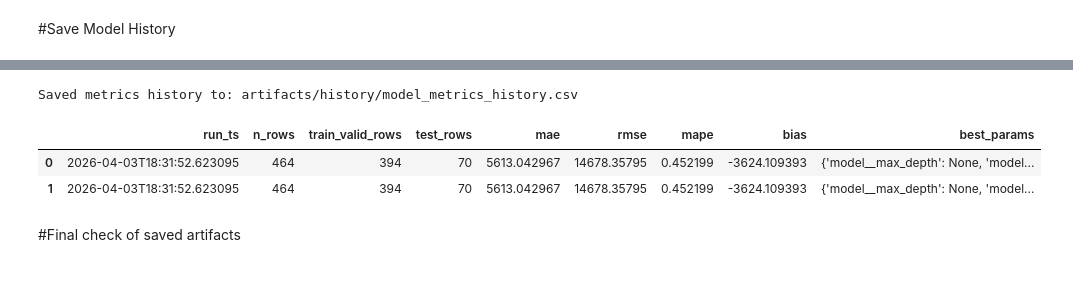
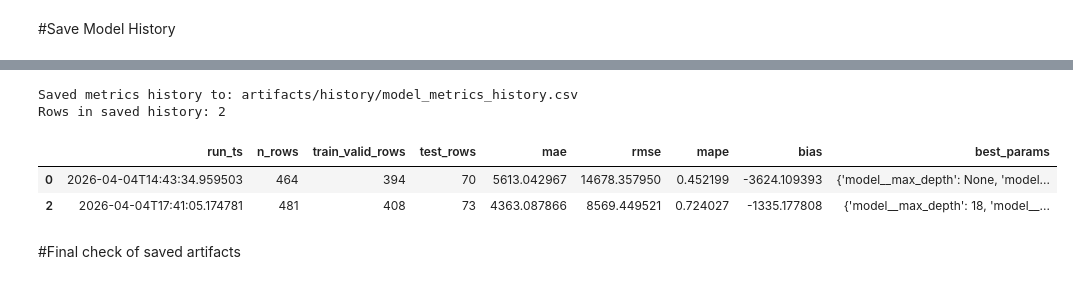
Before and after one commit to OPIM5512-JSB21017/myscrapers-jsb21017, a Jupyter notebook: notebooks/A08_modeling.ipynb, the cells around one changed output, grey strips where cells are left out. Cells and saved outputs as stored; diff of their text form; code cells hidden in the pictures.

```diff
--- a/notebooks/A08_modeling.ipynb
+++ b/notebooks/A08_modeling.ipynb
@@ -346,7 +366,7 @@ pipeline = Pipeline(steps=[
 
 param_grid = {
     "model__n_estimators": [100, 200],
-    "model__max_depth": [None, 10, 20],
+    "model__max_depth": [None, 10, 18],
     "model__min_samples_split": [2, 5],
     "model__min_samples_leaf": [1, 2],
 }
@@ -548,25 +591,35 @@ Saved PDP to: artifacts/pdp/pdp_year.png
 # %%
 # This file is what the trending notebook will use later.
+
+import os
+import pandas as pd
 
 os.makedirs("artifacts/history", exist_ok=True)
 
 history_path = "artifacts/history/model_metrics_history.csv"
 
+# If the file exists, load it and append the new run
 if os.path.exists(history_path):
     old_history = pd.read_csv(history_path)
     new_history = pd.concat([old_history, metrics_df], ignore_index=True)
 else:
     new_history = metrics_df.copy()
 
+# Only remove exact duplicates by run timestamp
+new_history = new_history.drop_duplicates(subset=["run_ts"], keep="last")
+
+# Save back to disk
 new_history.to_csv(history_path, index=False)
 
 print("Saved metrics history to:", history_path)
+print("Rows in saved history:", len(new_history))
 new_history.tail()
 # %% [output]
 Saved metrics history to: artifacts/history/model_metrics_history.csv
+Rows in saved history: 2
 |  | run_ts | n_rows | train_valid_rows | test_rows | mae | rmse | mape | bias | best_params |
-| 0 | 2026-04-03T18:31:52.623095 | 464 | 394 | 70 | 5613.042967 | 14678.35795 | 0.452199 | -3624.109393 | {'model__max_depth': None, 'model... |
-| 1 | 2026-04-03T18:31:52.623095 | 464 | 394 | 70 | 5613.042967 | 14678.35795 | 0.452199 | -3624.109393 | {'model__max_depth': None, 'model... |
+| 0 | 2026-04-04T14:43:34.959503 | 464 | 394 | 70 | 5613.042967 | 14678.357950 | 0.452199 | -3624.109393 | {'model__max_depth': None, 'model... |
+| 2 | 2026-04-04T17:41:05.174781 | 481 | 408 | 73 | 4363.087866 | 8569.449521 | 0.724027 | -1335.177808 | {'model__max_depth': 18, 'model__... |
 # %% [markdown]
 #Final check of saved artifacts
 # %%
```
Also changed, not shown: parts of 12 cells of this notebook.
